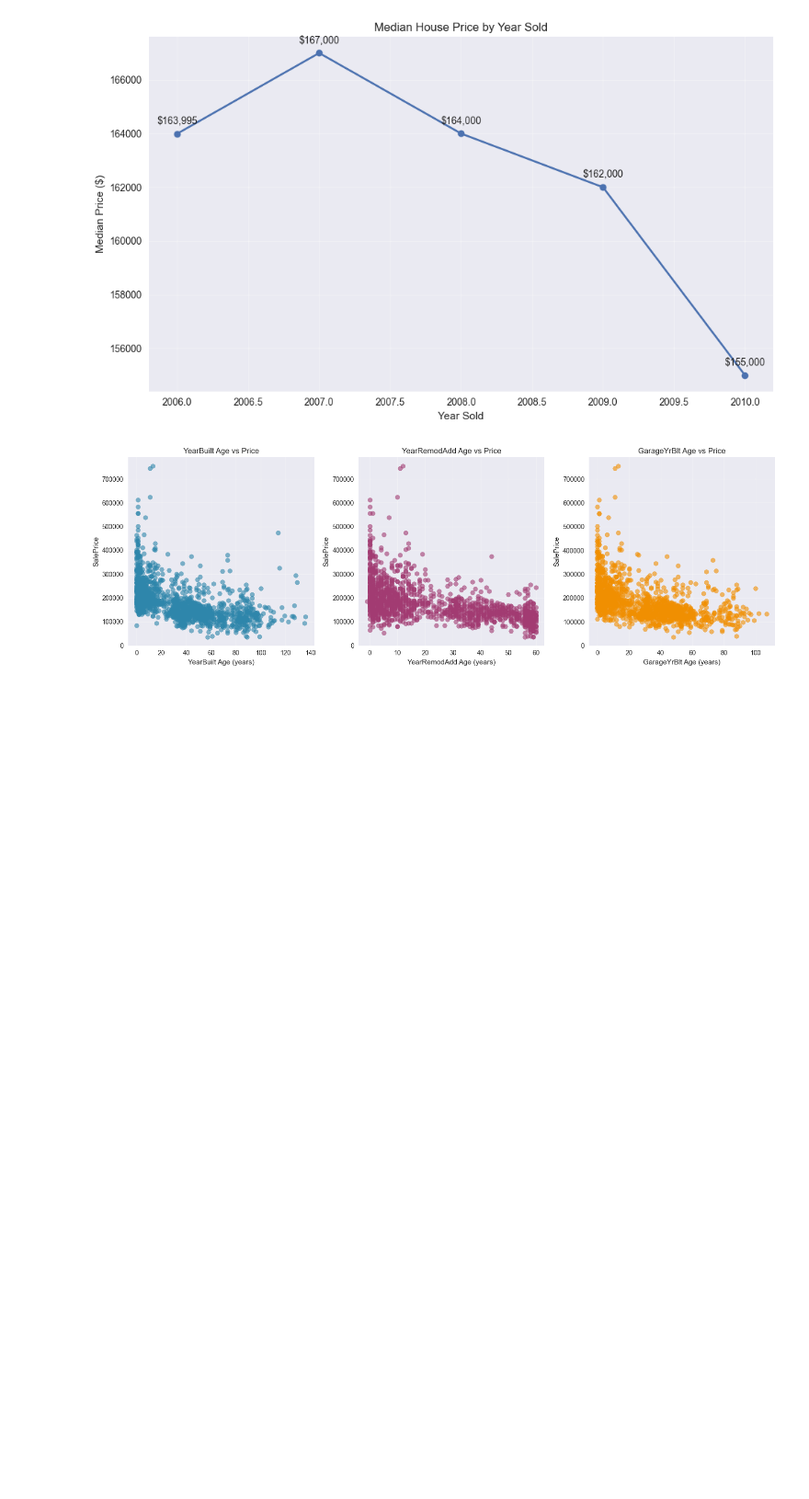
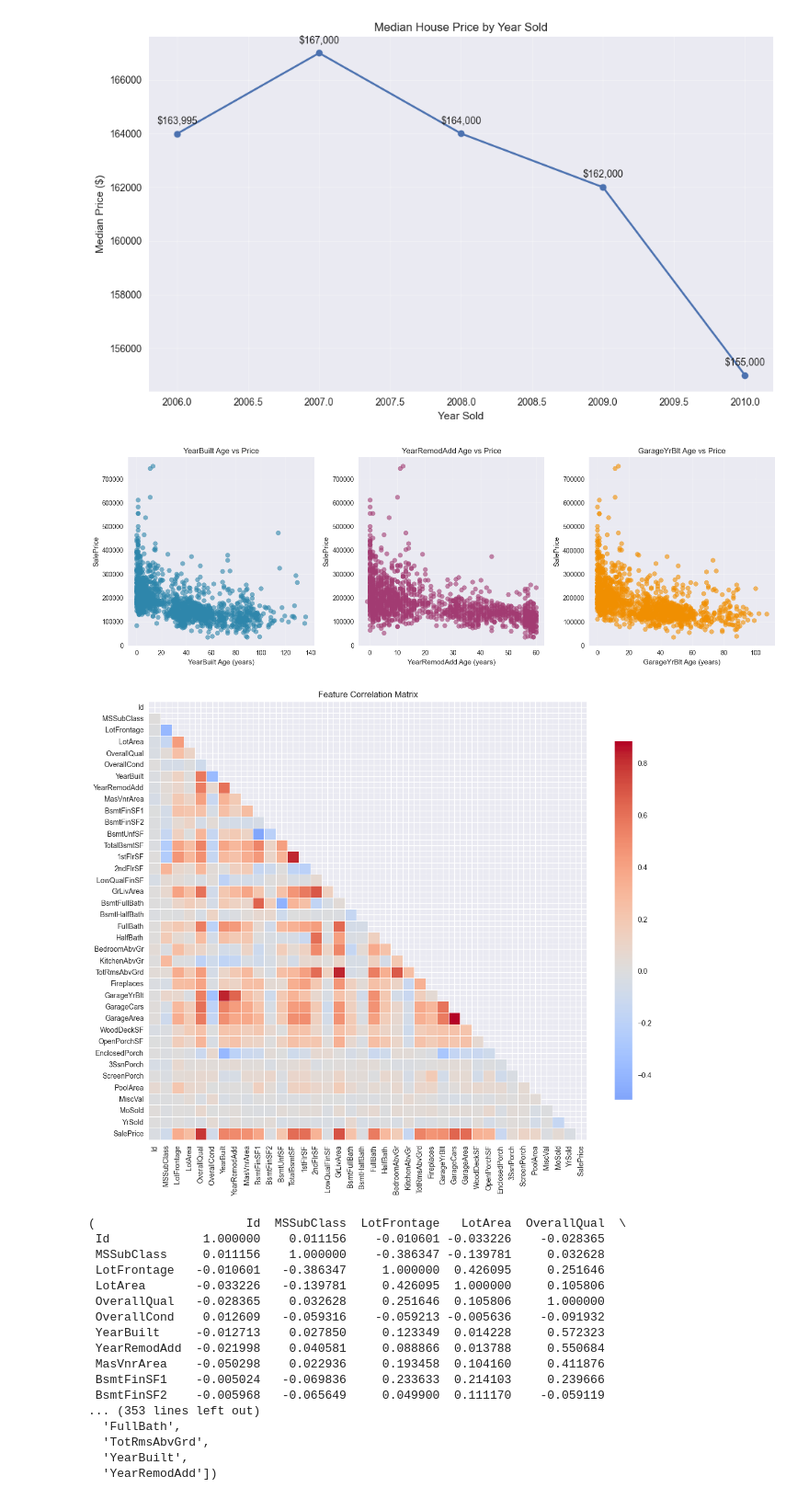
Before and after one commit to arsathits/data-analysis-with-python, a Jupyter notebook: housing_data_EDA/Housing.ipynb, the cells around one changed output. Shown at 92% size. Cells and saved outputs as stored; diff of their text form; code cells hidden in the pictures; blank space fills up the shorter version.

```diff
--- a/housing_data_EDA/Housing.ipynb
+++ b/housing_data_EDA/Housing.ipynb
@@ -157,3 +157,46 @@ else:
 # %% [output]
 [figure]
 [figure]
+# %%
+def compute_correlation_matrix(df, target = "SalePrice", threshold = 0.5):
+
+    numerical_cols = df.select_dtypes(include=[np.number]).columns
+    corr_matrix = df[numerical_cols].corr()
+
+    plt.figure(figsize=(12,10))
+    mask = np.triu(np.ones_like(corr_matrix, dtype=bool))
+
+    sns.heatmap(corr_matrix, mask=mask, annot=False, cmap='coolwarm', center=0,
+                square=True, linewidths=0.5, cbar_kws={"shrink": .8})
+
+    plt.title('Feature Correlation Matrix')
+    plt.tight_layout()
+    plt.savefig(VIZ_PATH / 'correlation_matrix.png', dpi=300, bbox_inches='tight')
+    plt.show()
+
+    target_corr = corr_matrix[target].abs().sort_values(ascending=False)
+
+    high_corr_features = target_corr[target_corr >= threshold].index.tolist()
+
+    return corr_matrix, target_corr, high_corr_features
+# %%
+compute_correlation_matrix(df, target = "SalePrice", threshold = 0.5)
+# %% [output]
+[figure, added]
+(                     Id  MSSubClass  LotFrontage   LotArea  OverallQual  \
+ Id             1.000000    0.011156    -0.010601 -0.033226    -0.028365
+ MSSubClass     0.011156    1.000000    -0.386347 -0.139781     0.032628
+ LotFrontage   -0.010601   -0.386347     1.000000  0.426095     0.251646
+ LotArea       -0.033226   -0.139781     0.426095  1.000000     0.105806
+ OverallQual   -0.028365    0.032628     0.251646  0.105806     1.000000
+ OverallCond    0.012609   -0.059316    -0.059213 -0.005636    -0.091932
+ YearBuilt     -0.012713    0.027850     0.123349  0.014228     0.572323
+ YearRemodAdd  -0.021998    0.040581     0.088866  0.013788     0.550684
+ MasVnrArea    -0.050298    0.022936     0.193458  0.104160     0.411876
+ BsmtFinSF1    -0.005024   -0.069836     0.233633  0.214103     0.239666
+ BsmtFinSF2    -0.005968   -0.065649     0.049900  0.111170    -0.059119
+... (353 lines left out)
+  'FullBath',
+  'TotRmsAbvGrd',
+  'YearBuilt',
+  'YearRemodAdd'])
```
